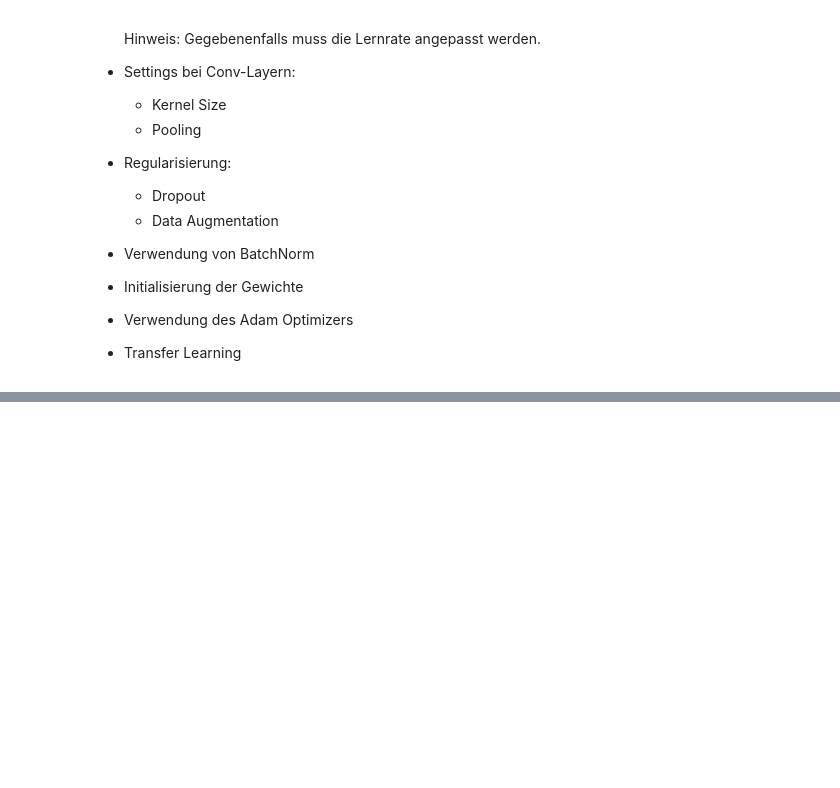
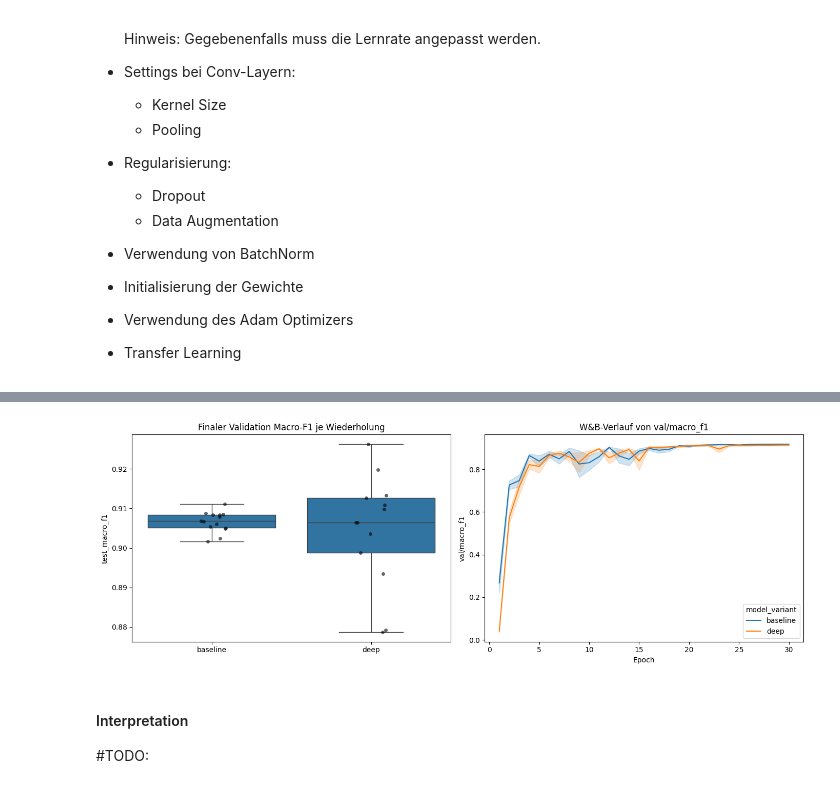
Before and after one commit to HorusXIV/DEL, a Jupyter notebook: notebooks/del_report.ipynb, the cells around one changed output, grey strips where cells are left out. Drawn from its saved outputs; the diff is of its cells as text; code cells hidden in the pictures; blank space fills up the shorter version.

```diff
--- a/notebooks/del_report.ipynb
+++ b/notebooks/del_report.ipynb
@@ -784,6 +793,9 @@ baseline_wandb_runs = list(
         },
     )
 )
+
+results_dir = Path("../src/hyp_tests/results")
+baseline_runs_path = results_dir / "baseline_runs.csv"
 # %% [markdown]
 ### Hypothese 1:  Modelltiefe
 
@@ -859,7 +881,12 @@ hyp01_wandb_final_df = pd.DataFrame(
 
 hyp01_history_frames = []
 for run in hyp01_wandb_runs:
+    # Filter out runs with NaN val_loss to avoid issues in the history data
+    if run.id in hyp01_wandb_final_df[hyp01_wandb_final_df["val_loss"] == "NaN"].run_id.values:
+        print(f"Skipping run {run.id} due to NaN val_loss")
+        continue
     history = run.history(keys=["_step", "val/macro_f1"], pandas=True).dropna(how="all")
+    history = history[~(history["val/macro_f1"].isna())]
     if history.empty:
         continue
     history = history[["_step", "val/macro_f1"]].copy()
@@ -869,5 +896,4 @@ for run in hyp01_wandb_runs:
 
 hyp01_history_df = pd.concat(hyp01_history_frames, ignore_index=True)
 
-display(hyp01_test_df)
 display(hyp01_wandb_final_df)
@@ -874,44 +921,49 @@ display(hyp01_wandb_final_df)
 # %%
 fig, axes = plt.subplots(1, 2, figsize=(14, 5))
 
+
 sns.boxplot(
-    data=hyp01_runs_df,
+    data=hyp01_runs_df[~(hyp01_wandb_final_df["val_loss"] == "NaN")],
     x="model_variant",
     y="test_macro_f1",
     order=['baseline', 'deep'],
     ax=axes[0],
 )
 sns.stripplot(
-    data=hyp01_runs_df,
+    data=hyp01_runs_df[~(hyp01_wandb_final_df["val_loss"] == "NaN")],
     x="model_variant",
     y="test_macro_f1",
     order=['baseline', 'deep'],
     color="black",
     alpha=0.6,
     ax=axes[0],
 )
-for repeat_idx, repeat_df in hyp01_runs_df.groupby("repeat_idx"):
-    ordered = repeat_df.set_index("model_variant").loc[['baseline', 'deep']]
-    axes[0].plot(['baseline', 'deep'], ordered["test_macro_f1"], color="gray", alpha=0.35)
+
 axes[0].set_title("Finaler Validation Macro-F1 je Wiederholung")
 axes[0].set_xlabel("")
 axes[0].set_ylabel("test_macro_f1")
 
 sns.lineplot(
     data=hyp01_history_df,
     x="_step",
     y="val/macro_f1",
     hue="model_variant",
     estimator="mean",
-    errorbar="sd",
+    errorbar="se",
     ax=axes[1],
 )
 axes[1].set_title("W&B-Verlauf von val/macro_f1")
 axes[1].set_xlabel("Epoch")
+axes[1].set_yscale("linear")
 axes[1].set_ylabel("val/macro_f1")
 
 plt.tight_layout()
 plt.show()
+# %% [output]
+[figure, added]
+# %% [markdown]
+#### Interpretation
+#TODO:
 # %% [markdown]
 ### Hypothese 2: Modellbreite
 
```
Also changed, not shown: parts of 50 cells of this notebook.
